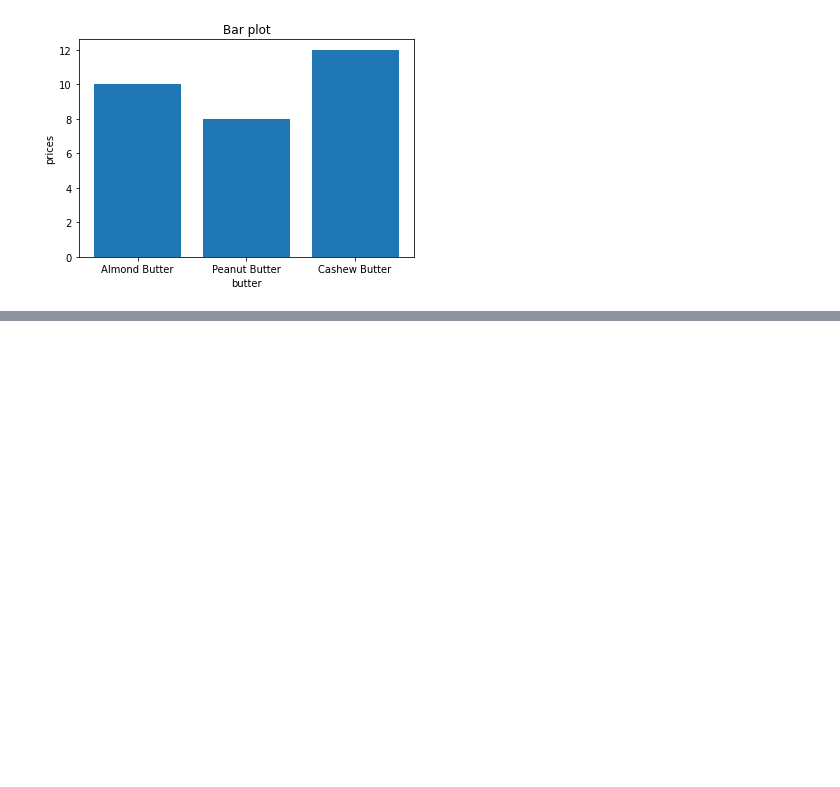
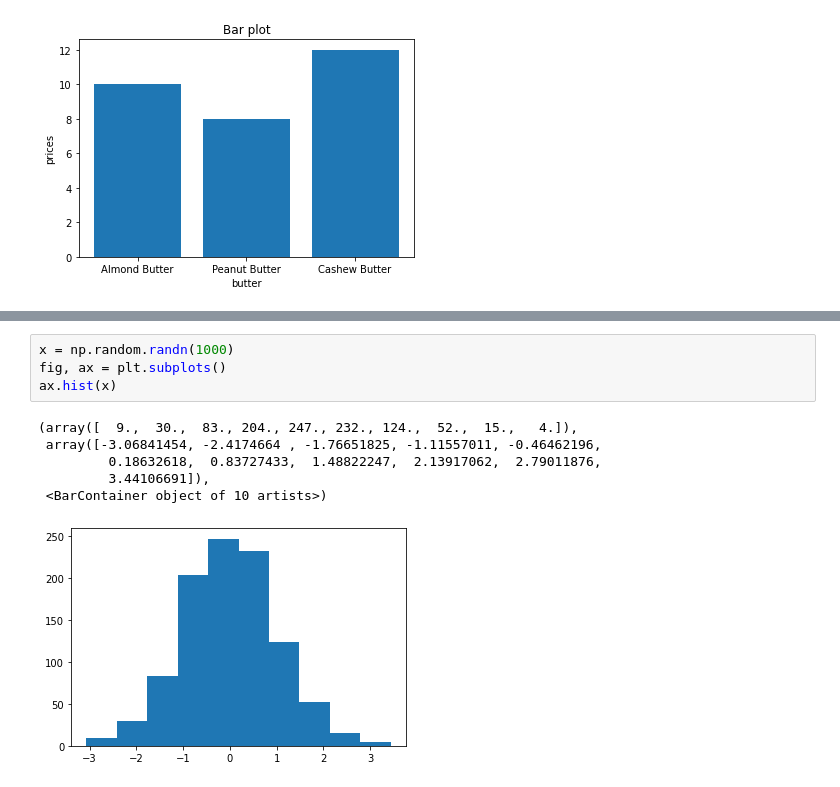
Before and after one commit to Nidhi-1223/Zero-to-Master-s-Machine-Learning-Course, a Jupyter notebook: Matplotlib Library/matplotlib.ipynb, the cells around one changed output, grey strips where cells are left out. Saved outputs shown, nothing was run; the diff lists cells and outputs as text; blank space fills up the shorter version.

```diff
--- a/Matplotlib Library/matplotlib.ipynb
+++ b/Matplotlib Library/matplotlib.ipynb
@@ -149,0 +154,11 @@ ax.set(title="Bar plot", xlabel="butter", ylabel="prices")
+# %%
+x = np.random.randn(1000)
+fig, ax = plt.subplots()
+ax.hist(x)
+# %% [output]
+(array([  9.,  30.,  83., 204., 247., 232., 124.,  52.,  15.,   4.]),
+ array([-3.06841454, -2.4174664 , -1.76651825, -1.11557011, -0.46462196,
+         0.18632618,  0.83727433,  1.48822247,  2.13917062,  2.79011876,
+         3.44106691]),
+ <BarContainer object of 10 artists>)
+[figure, added]
```
Also changed, not shown: parts of 28 cells of this notebook, 2 other files.
